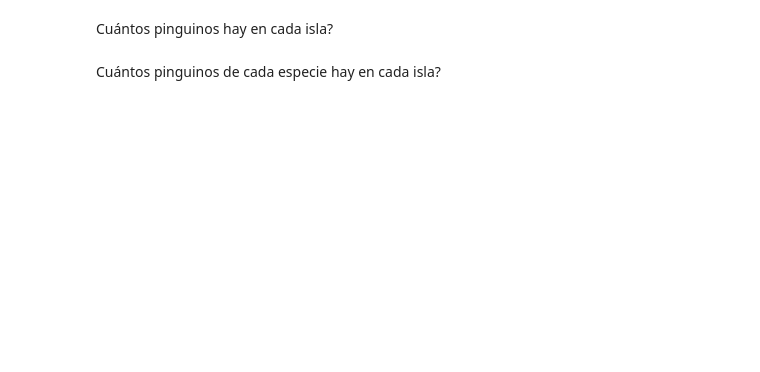
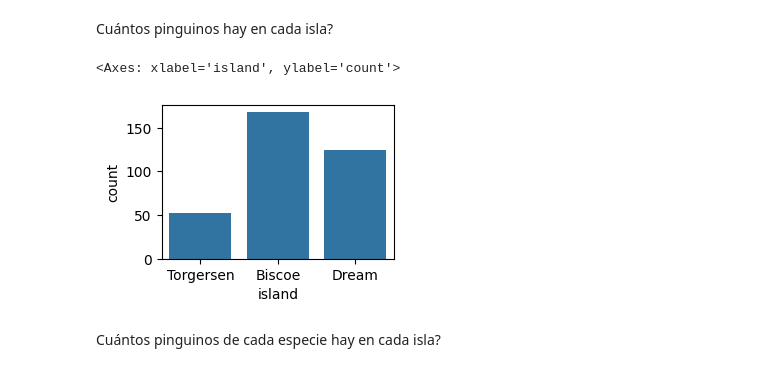
Before and after one commit to sheriffff/temp_esesa, a Jupyter notebook: 01.review_seaborn.ipynb, the cells around one changed output. Saved outputs shown, nothing was run; the diff lists cells and outputs as text; code cells hidden in the pictures; blank space fills up the shorter version.

```diff
--- a/01.review_seaborn.ipynb
+++ b/01.review_seaborn.ipynb
@@ -36,4 +48,9 @@ Cuántos pinguinos hay de cada especie?
 # %% [markdown]
 Cuántos pinguinos hay en cada isla?
+# %%
+sns.countplot(x=df.island)
+# %% [output]
+<Axes: xlabel='island', ylabel='count'>
+[figure, added]
 # %% [markdown]
 Cuántos pinguinos de cada especie hay en cada isla?
```
Also changed, not shown: parts of 29 cells of this notebook.
